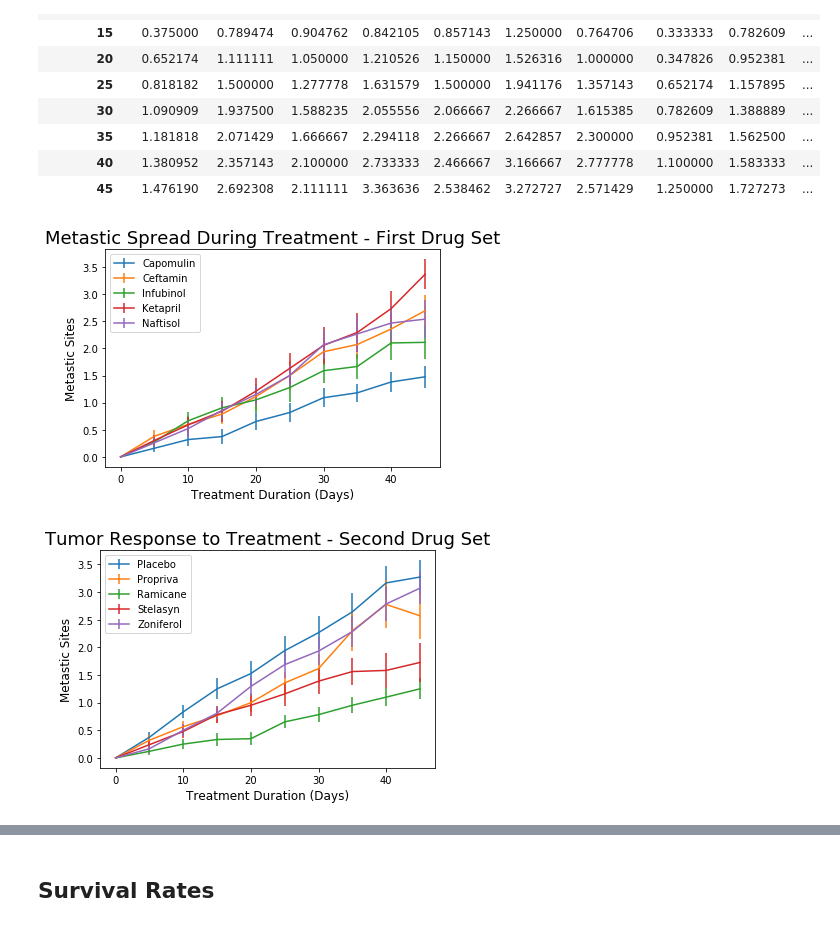
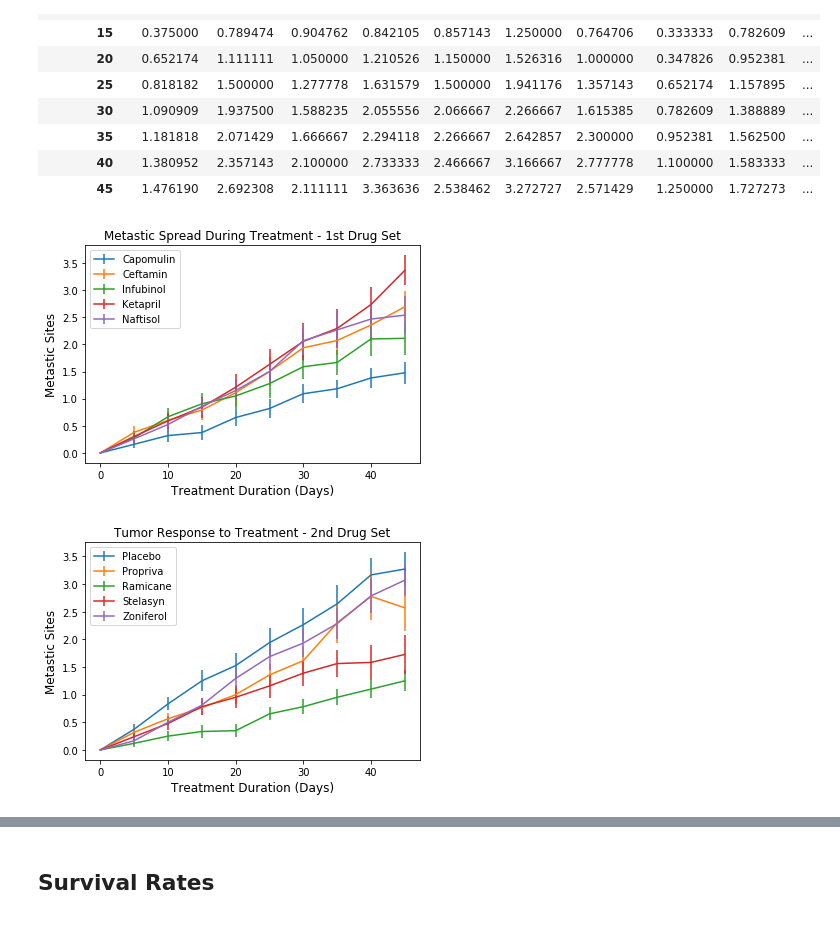
Before and after one commit to dtewhite/Charting-Pharmaceutical-Efficacy, a Jupyter notebook: Pymaceuticals/pymaceuticals_starter.ipynb, the cells around one changed output, grey strips where cells are left out. Cells and saved outputs as stored; diff of their text form; code cells hidden in the pictures.

```diff
--- a/Pymaceuticals/pymaceuticals_starter.ipynb
+++ b/Pymaceuticals/pymaceuticals_starter.ipynb
@@ -195,33 +195,33 @@ mean_metastic_sites_formatted
 # %%
 # Generate the Plot (with Error Bars)
 x_axis = np.arange(0,46,5)
 Capomulin = plt.errorbar(x_axis,mean_metastic_sites_formatted["Capomulin"],yerr=error_metastic_sites_formatted["Capomulin"],
                           label="Capomulin")
 
 Ceftamin = plt.errorbar(x_axis,mean_metastic_sites_formatted["Ceftamin"],yerr=error_metastic_sites_formatted["Ceftamin"],
                        label="Ceftamin")
 
 Infubinol = plt.errorbar(x_axis,mean_metastic_sites_formatted["Infubinol"],yerr=error_metastic_sites_formatted["Infubinol"],
                         label="Infubinol")
 
 Ketapril = plt.errorbar(x_axis,mean_metastic_sites_formatted["Ketapril"],yerr=error_metastic_sites_formatted["Ketapril"],
                        label="Ketapril")
 
 Naftisol = plt.errorbar(x_axis,mean_metastic_sites_formatted["Naftisol"],yerr=error_metastic_sites_formatted["Naftisol"],
                        label="Naftisol")
 
 plt.legend()
-plt.title("Metastic Spread During Treatment - First Drug Set", fontsize=18)
+plt.title("Metastic Spread During Treatment - 1st Drug Set")
 plt.ylabel("Metastic Sites", fontsize=12)
 plt.xlabel("Treatment Duration (Days)", fontsize=12)
 
 # Save the Figure
 plt.savefig("Images/Metastic_Spread_1st_Drug_Set")
 
 # Show the Figure
 plt.show()
 # %% [output]
-[figure, old version]
+[figure, new version]
 # %%
 x_axis = np.arange(0,46,5)
 Placebo = plt.errorbar(x_axis,mean_metastic_sites_formatted["Placebo"],yerr=error_metastic_sites_formatted["Placebo"],
@@ -240,7 +240,7 @@ Zoniferol = plt.errorbar(x_axis,mean_metastic_sites_formatted["Zoniferol"],yerr=
                         label="Zoniferol")
 
 plt.legend()
-plt.title("Tumor Response to Treatment - Second Drug Set", fontsize=18)
+plt.title("Tumor Response to Treatment - 2nd Drug Set")
 plt.ylabel("Metastic Sites", fontsize=12)
 plt.xlabel("Treatment Duration (Days)", fontsize=12)
 
@@ -248,7 +248,7 @@ plt.savefig("Images/Metastic_Spread_2nd_Drug_Set")
 
 plt.show()
 # %% [output]
-[figure, old version]
+[figure, new version]
 # %% [markdown]
 ![Metastatic Spread During Treatment](../Images/spread.png)
 # %%
```
Also changed, not shown: parts of 6 cells of this notebook, 8 other files.
